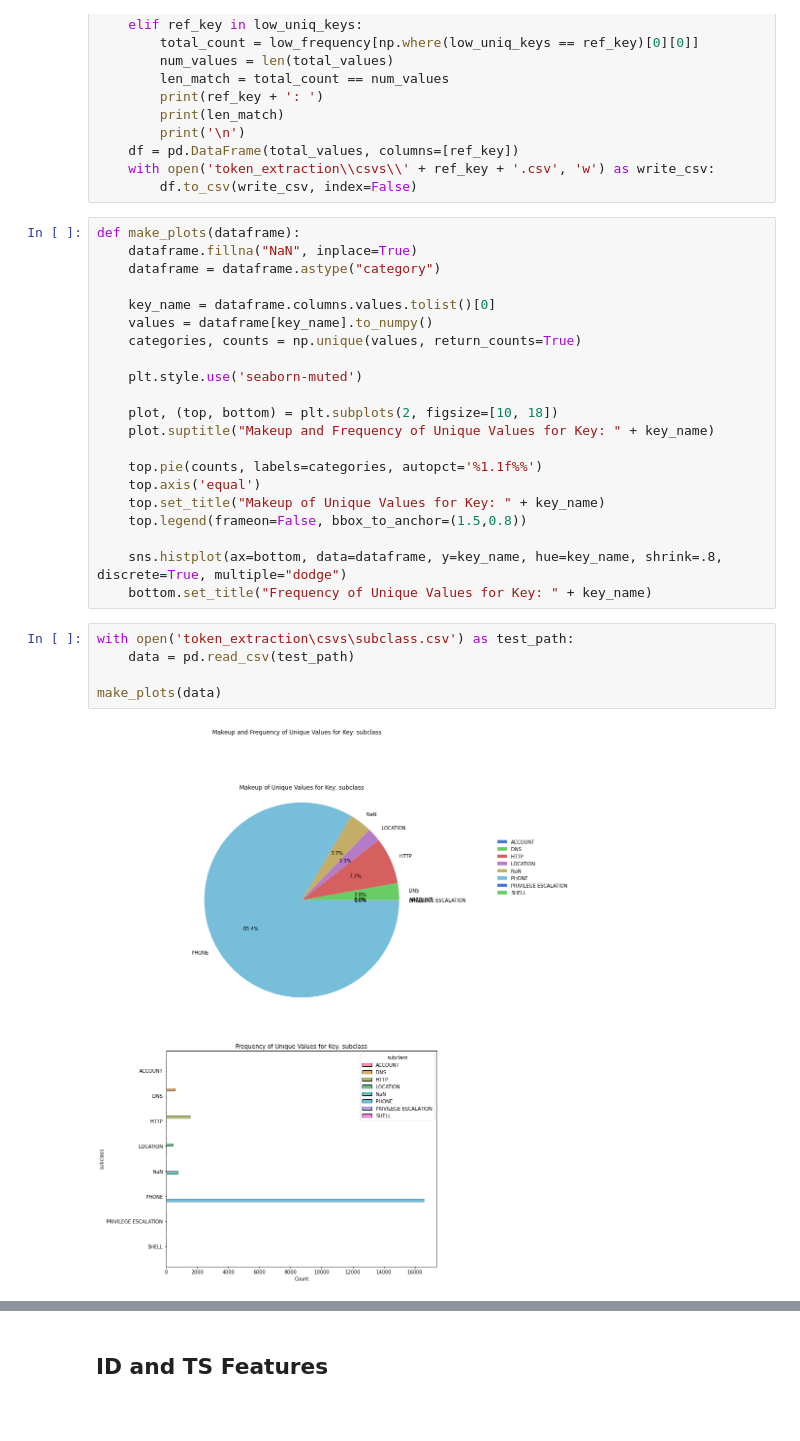
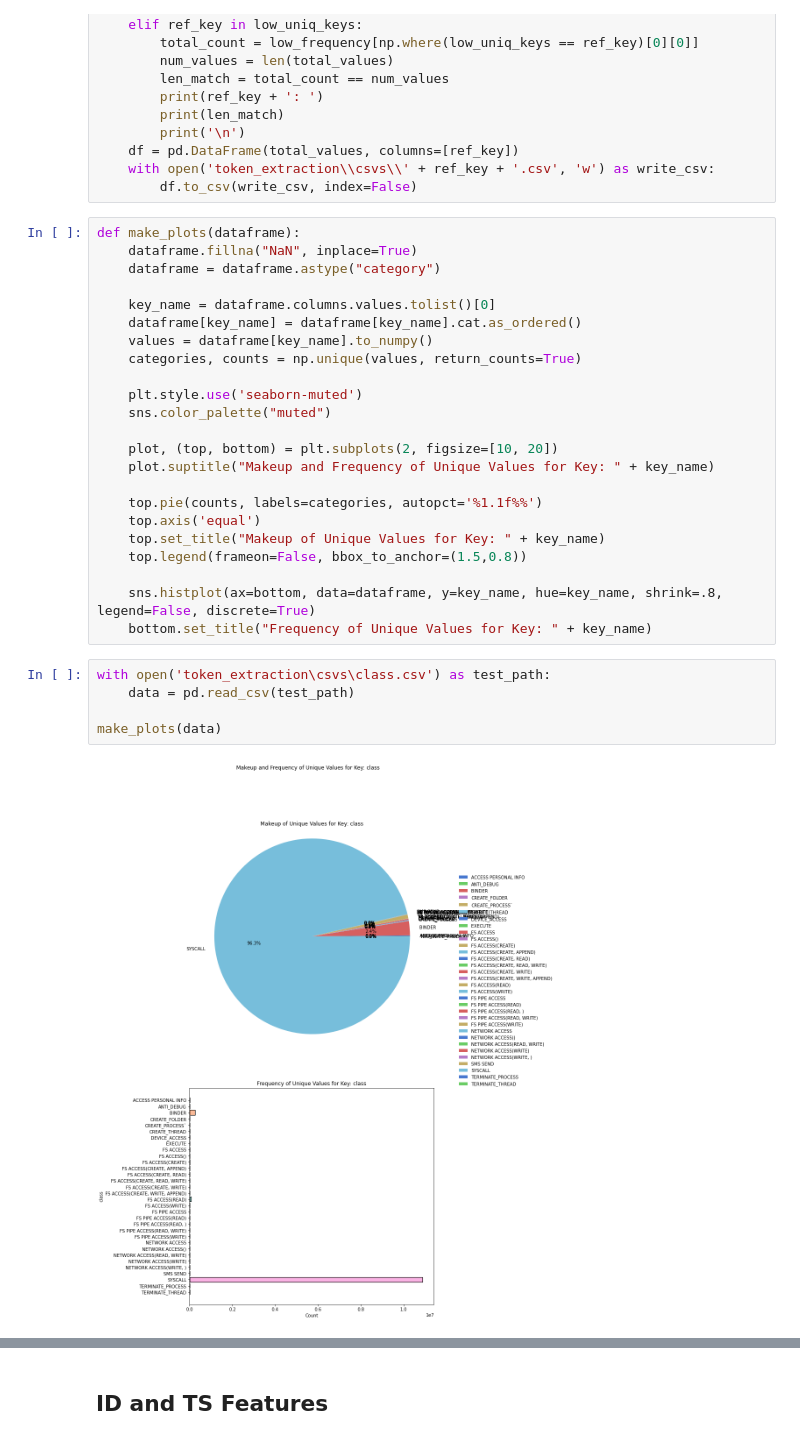
Before and after one commit to andbalch/MalDroid_feature_engineering, a Jupyter notebook: tokenization.ipynb, the cells around one changed output, grey strips where cells are left out. Drawn from its saved outputs; the diff is of its cells as text; blank space fills up the shorter version.

Commit message:
additional work on plotting

```diff
--- a/tokenization.ipynb
+++ b/tokenization.ipynb
@@ -260,12 +260,14 @@ def make_plots(dataframe):
     dataframe = dataframe.astype("category")
 
     key_name = dataframe.columns.values.tolist()[0]
+    dataframe[key_name] = dataframe[key_name].cat.as_ordered()
     values = dataframe[key_name].to_numpy()
     categories, counts = np.unique(values, return_counts=True)
 
     plt.style.use('seaborn-muted')
+    sns.color_palette("muted")
 
-    plot, (top, bottom) = plt.subplots(2, figsize=[10, 18])
+    plot, (top, bottom) = plt.subplots(2, figsize=[10, 20])
     plot.suptitle("Makeup and Frequency of Unique Values for Key: " + key_name)
 
     top.pie(counts, labels=categories, autopct='%1.1f%%')
@@ -273,12 +275,12 @@ def make_plots(dataframe):
     top.set_title("Makeup of Unique Values for Key: " + key_name)
     top.legend(frameon=False, bbox_to_anchor=(1.5,0.8))
 
-    sns.histplot(ax=bottom, data=dataframe, y=key_name, hue=key_name, shrink=.8, discrete=True, multiple="dodge")
+    sns.histplot(ax=bottom, data=dataframe, y=key_name, hue=key_name, shrink=.8, legend=False, discrete=True)
     bottom.set_title("Frequency of Unique Values for Key: " + key_name)
 # %%
-with open('token_extraction\csvs\subclass.csv') as test_path:
+with open('token_extraction\csvs\class.csv') as test_path:
     data = pd.read_csv(test_path)
 
 make_plots(data)
 # %% [output]
-[figure, old version]
+[figure, new version]
```
Also changed, not shown: parts of 1 cell of this notebook.
